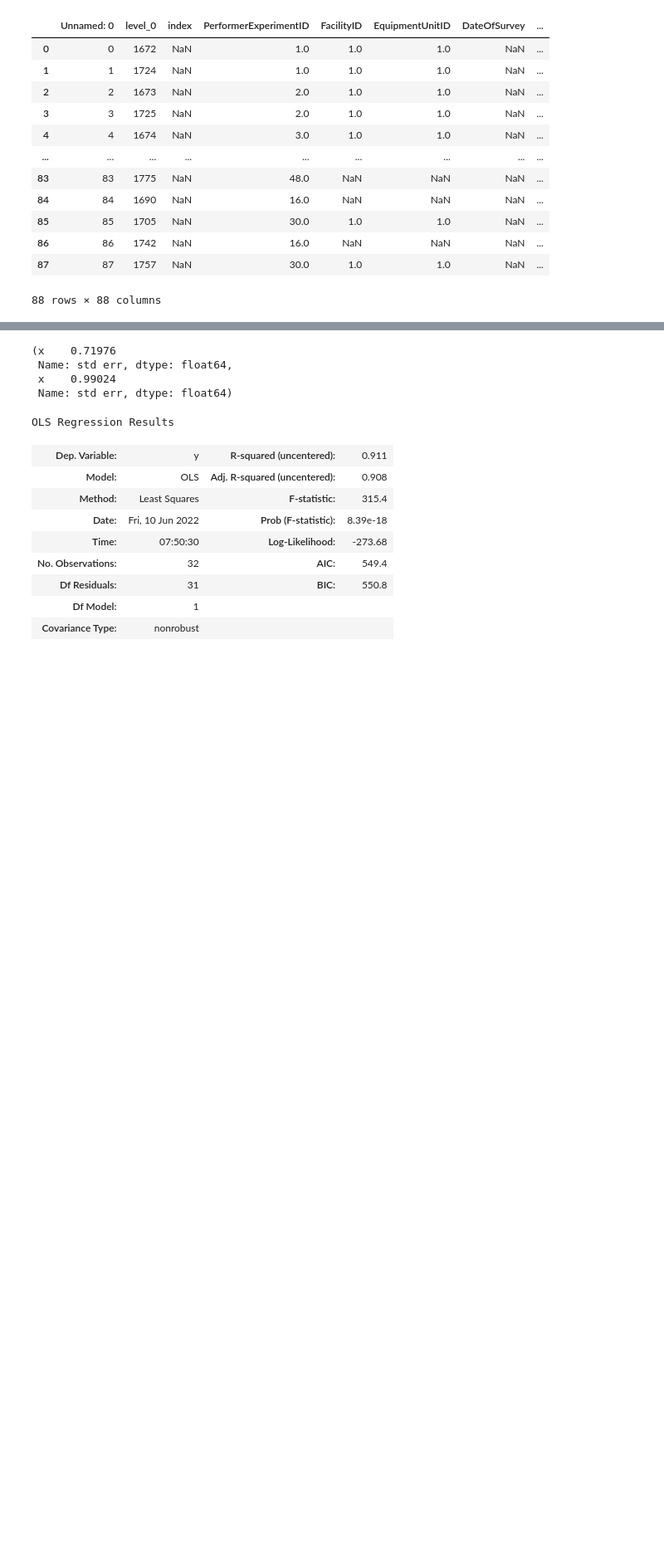
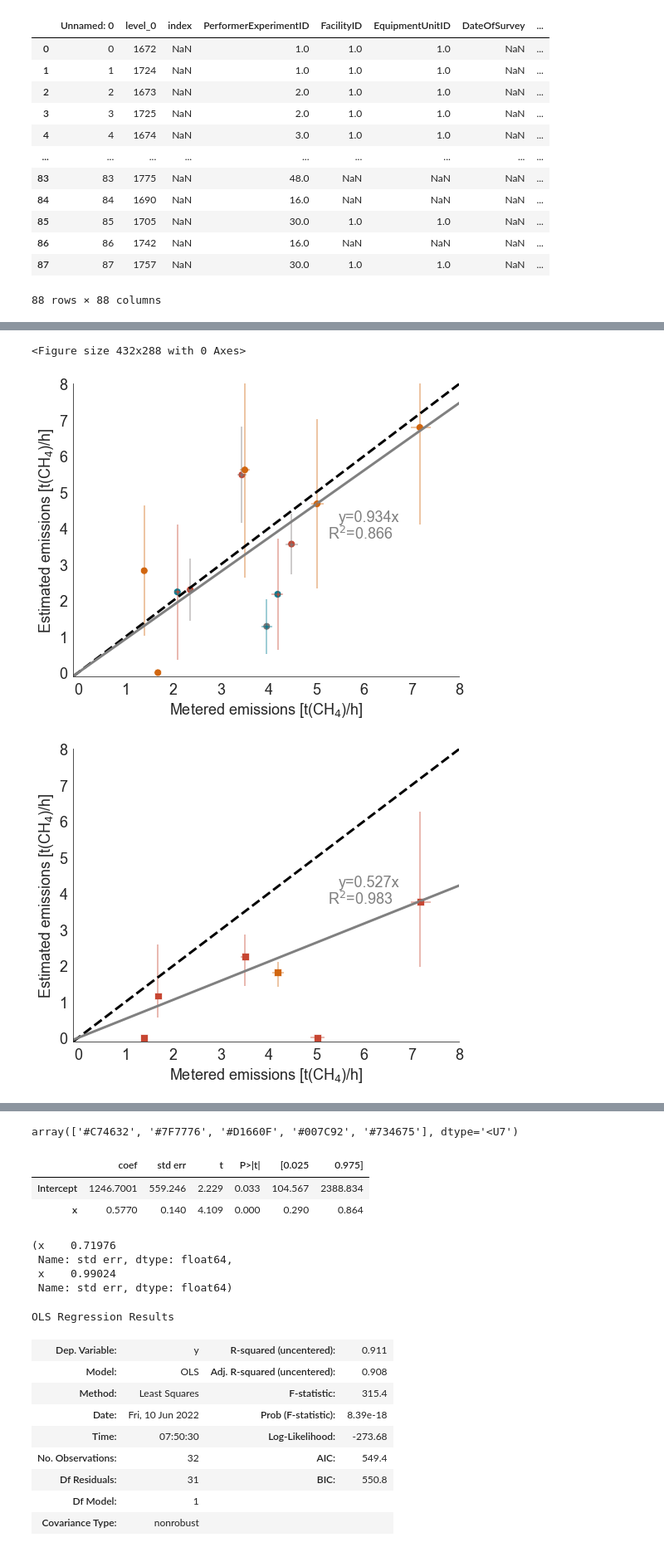
Before and after one commit to esherwin/SatelliteTesting, a Jupyter notebook: SatelliteTestingFiguresFullData.ipynb, the cells around one changed output, grey strips where cells are left out. Shown at 83% size. Cells and saved outputs as stored; diff of their text form; code cells hidden in the pictures; blank space fills up the shorter version.

```diff
--- a/SatelliteTestingFiguresFullData.ipynb
+++ b/SatelliteTestingFiguresFullData.ipynb
@@ -248,0 +408,14 @@ plt.show()
+# %%
+parityPlot(filename='/Users/evansherwin/PycharmProjects/SatelliteTesting/Figures/Satellite parity Kayrros 20231016.pdf', satellitedata=satelliteResults, team='Kayrros', stage=1)
+parityPlot(filename='/Users/evansherwin/PycharmProjects/SatelliteTesting/Figures/Satellite parity SRON 20231016.pdf', satellitedata=satelliteResults, team='SRON', stage=1)
+parityPlot(filename='/Users/evansherwin/PycharmProjects/SatelliteTesting/Figures/Satellite parity Harvard 20231016.pdf', satellitedata=satelliteResults, team='Harvard', stage=1)
+parityPlot(filename='/Users/evansherwin/PycharmProjects/SatelliteTesting/Figures/Satellite parity LARS 20231016.pdf', satellitedata=satelliteResults, team='LARS', stage=1)
+parityPlot(filename='/Users/evansherwin/PycharmProjects/SatelliteTesting/Figures/Satellite parity GHGSat 20231016.pdf', satellitedata=satelliteResults, team='GHGSat', stage=1)
+
+# 'PRISMA' # 'GHGSat C2' # 'Landsat 8' 'Sentinel-2' 'WV3'
+    # selectedSatelliteResults = satelliteResults[(satelliteResults['UnblindingStage']==unblindingStage) & (satelliteResults['Satellite']==selectedSatellite)]
+    # selectedTeam =  'Kayrros'# 'SRON' # 'Harvard' # 'LARS'# 'GHGSat'# 'Kayrros'
+# %% [output]
+<Figure size 432x288 with 0 Axes>
+[figure, added]
+[figure, added]
@@ -249,3 +425,13 @@ plt.show()
+# %%
+slctColorsForErrorbars
+# %% [output]
+array(['#C74632', '#7F7776', '#D1660F', '#007C92', '#734675'], dtype='<U7')
+# %%
+results_main
+# %% [output]
+|  | coef | std err | t | P>|t| | [0.025 | 0.975] |
+| Intercept | 1246.7001 | 559.246 | 2.229 | 0.033 | 104.567 | 2388.834 |
+| x | 0.5770 | 0.140 | 4.109 | 0.000 | 0.290 | 0.864 |
 # %%
 # 95% confidence interval for the linear fit
 coeffp95 = results_coeff + 1.96*results_main['std err']
```
Also changed, not shown: parts of 19 cells of this notebook, 1 other file.
